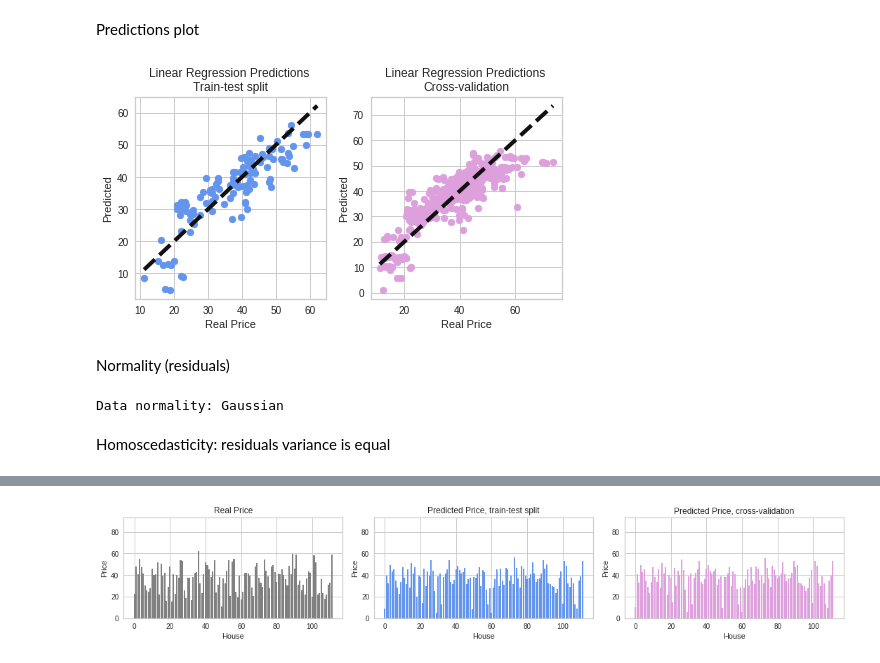
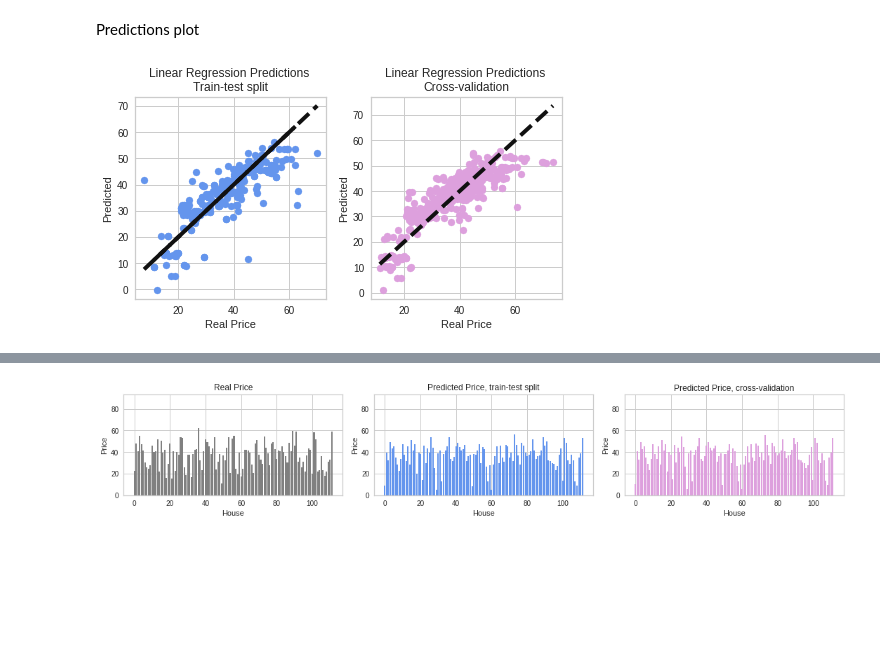
Before and after one commit to raquelcandido/Real_Estate, a Jupyter notebook: RealEstate_price_prediction.ipynb, the cells around one changed output, grey strips where cells are left out. Saved outputs shown, nothing was run; the diff lists cells and outputs as text; code cells hidden in the pictures; blank space fills up the shorter version.

```diff
--- a/RealEstate_price_prediction.ipynb
+++ b/RealEstate_price_prediction.ipynb
@@ -258,5 +258,6 @@ plt.tight_layout()
 # %% [output]
 [figure]
 # %%
+old_data = data
 data = new_data.reset_index()
 # %% [markdown]
@@ -264,5 +265,5 @@ Feature comparison
 - dependent and independent features
 # %%
-sns.pairplot(data, y_vars='Y house price of unit area',
+sns.pairplot(data, y_vars='Y house price of unit area', palette = sns.set_palette(['#696969']),
              x_vars=['X2 house age', 'X3 distance to the nearest MRT station', 'X4 number of convenience stores', 'X5 latitude', 'X6 longitude']);
 # %% [output]
@@ -320,0 +300,16 @@ Mean Square Error (cross-validation): 44.37
+# %%
+#dropping columns
+X_out = old_data.loc[:,'X2 house age' : 'X6 longitude']
+y_out = old_data.loc[:,'Y house price of unit area']
+
+#Train-test split
+X_train_out, X_test_out, y_train_out, y_test_out = train_test_split(X_out, y_out, test_size=0.33, random_state=42)
+reg_out = LinearRegression().fit(X_train, y_train)    #fit train set
+price_predict_out = reg.predict(X_test_out)
+
+#Cross-validation
+price_predict_cv_out = cross_val_predict(reg_out, X_out, y_out, cv=10)
+
+#regression coefficients
+index_reg = ['Intercept', 'X2 house age', 'X3 distance to the nearest MRT station', 'X4 number of convenience stores', 'X4 number of convenience stores', 'X6 longitude']
+pd.DataFrame(data=np.append(reg_out.intercept_, reg_out.coef_), index=index_reg, columns=['values']).transpose()
@@ -323,43 +321,29 @@ Predictions plot
 # %%
 #Predictions plot
 plt.figure(figsize=(10,4))
 
 def plot_regression(real, predicted, color, title):
   plt.scatter(real, predicted, color=color)
   plt.plot([real.min(), real.max()], [real.min(), real.max()], 'k--', lw=4)
   plt.xlabel('Real Price')
   plt.ylabel('Predicted')
   plt.title(title)
 
 
-#Real price vs train-test predictions plot
+#Real price vs train-test predictions plot (without outliers)
 plt.subplot(131)
 plot_regression(y_test, price_predict, 'cornflowerblue', 'Linear Regression Predictions \nTrain-test split')
+
+#Real price vs train-test predictions plot (with outliers)
+plt.subplot(131)
+plot_regression(y_test_out, price_predict_out, 'cornflowerblue', 'Linear Regression Predictions \nTrain-test split')
 
 #Real price vs cross-validation (all dataset) predictions plot
 plt.subplot(132)
 plot_regression(y, price_predict_cv, 'plum', 'Linear Regression Predictions \nCross-validation')
 
 
 plt.tight_layout()
 plt.show()
 # %% [output]
-[figure, old version]
+[figure, new version]
-# %% [markdown]
-Normality (residuals)
-# %%
-residuals = y_test - price_predict
-
-
-#normality Shapiro-Wilk test
-stat, p_value = shapiro(residuals)    #Shapiro-Wilk test
-alpha = 0.05
-
-if p_value > alpha:
-  print('Data normality: Gaussian')  #fail in reject H0 (null hypothesis H0: follow normal distribution)
-else:
-  print('Data normality: Non Gaussian') #reject H0 (alternative hypothesis H1: does not follow normal distribution)
-# %% [output]
-Data normality: Gaussian
-# %% [markdown]
-Homoscedasticity: residuals variance is equal
```
Also changed, not shown: parts of 39 cells of this notebook.
